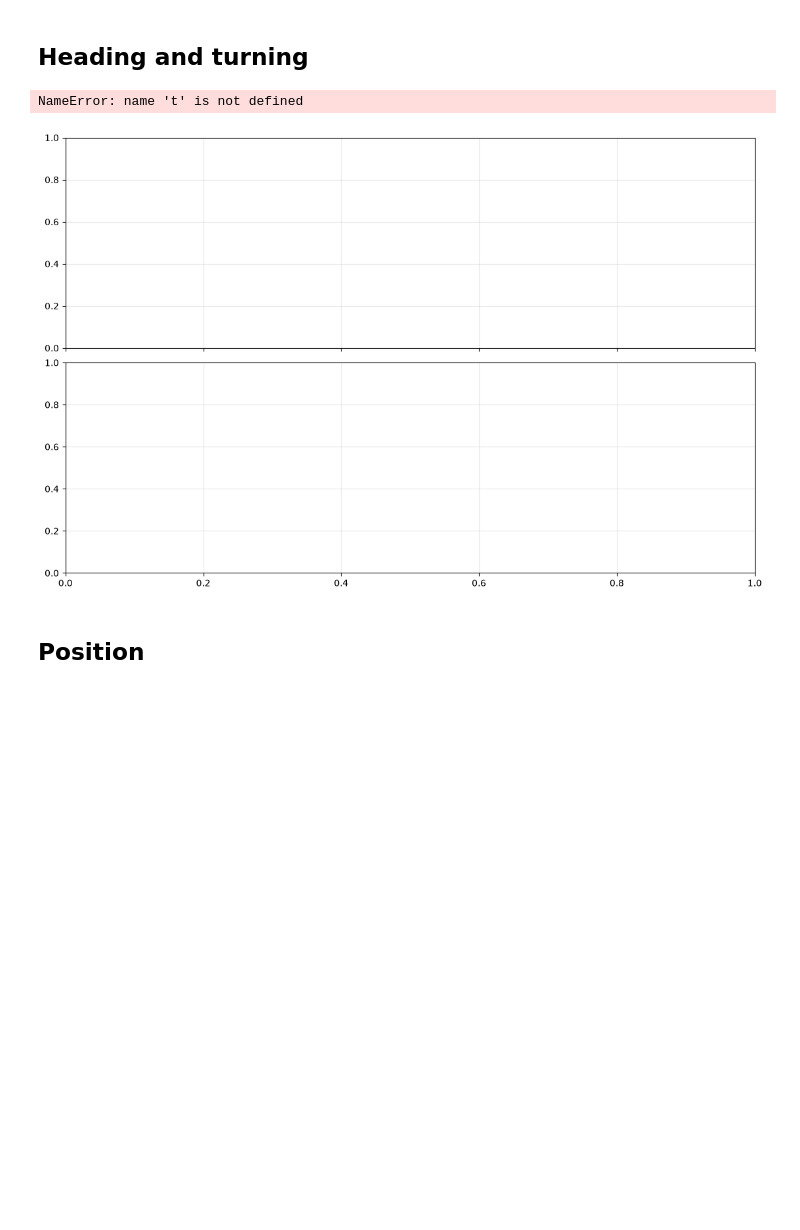
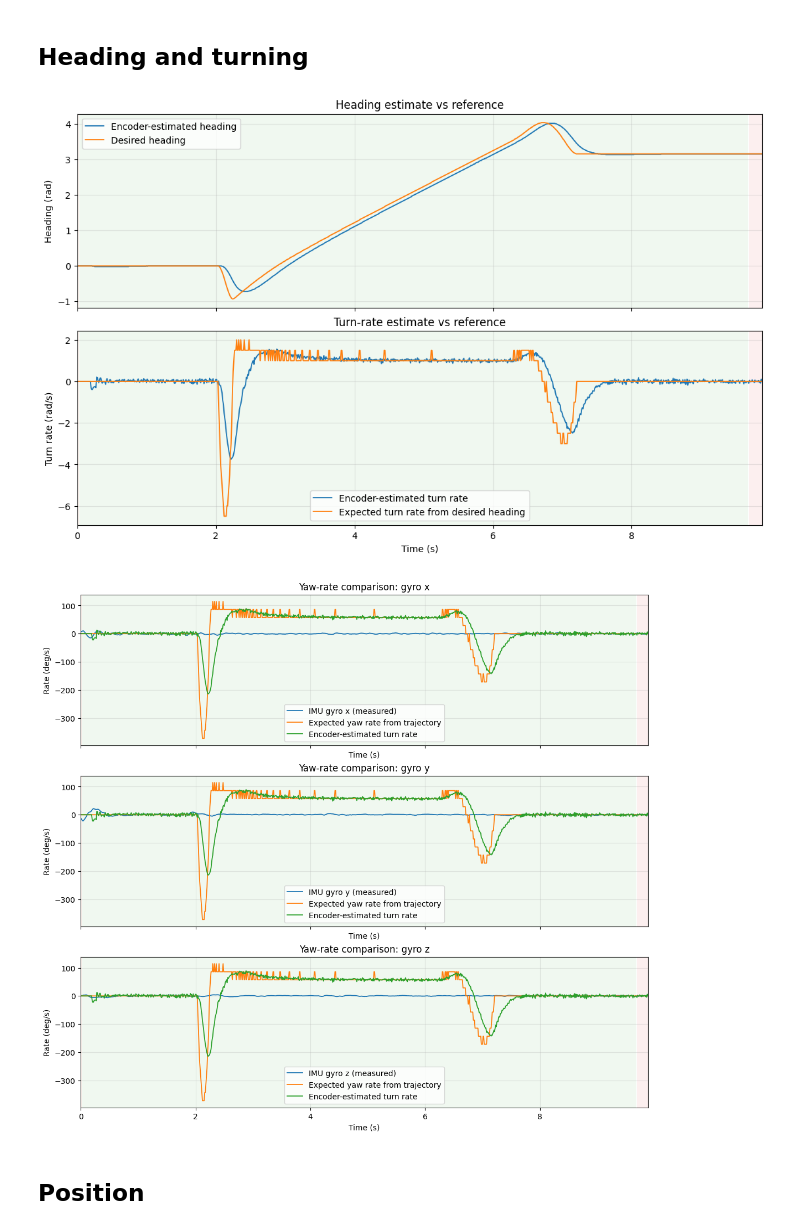
Before and after one commit to MirMush/DigitalControlProject, a Jupyter notebook: basebot_6_50/logs/robot_log_viewer.ipynb, the cells around one changed output. Cells and saved outputs as stored; diff of their text form; code cells hidden in the pictures; blank space fills up the shorter version.

Commit message:
"Added Gyro real measuremtns in robot log-test pending"

```diff
--- a/basebot_6_50/logs/robot_log_viewer.ipynb
+++ b/basebot_6_50/logs/robot_log_viewer.ipynb
@@ -156,24 +213,43 @@ plt.show()
 # %% [markdown]
 ## Heading and turning
 # %%
+import numpy as np
+
 fig, axes = plt.subplots(2, 1, sharex=True, figsize=(11, 7))
 
-axes[0].plot(t, data["heading"], label="Heading")
-axes[0].plot(t, data["desired_heading"], label="Desired Heading")
-finish(axes[0], "Heading (rad)", "Heading")
+axes[0].plot(t, data["heading"], label="Encoder-estimated heading")
+axes[0].plot(t, data["desired_heading"], label="Desired heading")
+finish(axes[0], "Heading (rad)", "Heading estimate vs reference")
 axes[0].set_xlabel("")
 
-axes[1].plot(t, data["turn_rate"])
-finish(axes[1], "Turn rate (rad/s)", "Turn rate tracking")
+if len(t) < 2 or not np.all(np.diff(t.to_numpy(dtype=float)) > 0.0):
+    raise ValueError("At least two samples with increasing timestamps are required to derive expected yaw rate.")
+
+expected_turn_rate = np.gradient(
+    data["desired_heading"].to_numpy(dtype=float),
+    t.to_numpy(dtype=float),
+)
+axes[1].plot(t, data["turn_rate"], label="Encoder-estimated turn rate")
+axes[1].plot(t, expected_turn_rate, label="Expected turn rate from desired heading")
+finish(axes[1], "Turn rate (rad/s)", "Turn-rate estimate vs reference")
 plt.xlim(0.0, max(t))
 plt.show()
 
-plot([("gyro_x", "x"), ("gyro_y", "y"), ("gyro_z", "z")], "Rate (deg/s)", "Gyro", alpha=0.85)
+fig, axes = plt.subplots(3, 1, sharex=True, figsize=(11, 10))
+expected_turn_rate_deg_s = np.rad2deg(expected_turn_rate)
+encoder_turn_rate_deg_s = np.rad2deg(data["turn_rate"].to_numpy(dtype=float))
+
+for axis_name, ax in zip(("x", "y", "z"), axes):
+    ax.plot(t, data[f"gyro_{axis_name}"], label=f"IMU gyro {axis_name} (measured)")
+    ax.plot(t, expected_turn_rate_deg_s, label="Expected yaw rate from trajectory")
+    ax.plot(t, encoder_turn_rate_deg_s, label="Encoder-estimated turn rate")
+    finish(ax, "Rate (deg/s)", f"Yaw-rate comparison: gyro {axis_name}")
+
 plt.xlim(0.0, max(t))
 plt.show()
 # %% [output]
-NameError: name 't' is not defined
-[figure, old version]
+[figure, new version]
+[figure, added]
 # %% [markdown]
 ## Position
 # %%
```
Also changed, not shown: parts of 7 cells of this notebook, 1 other file.
